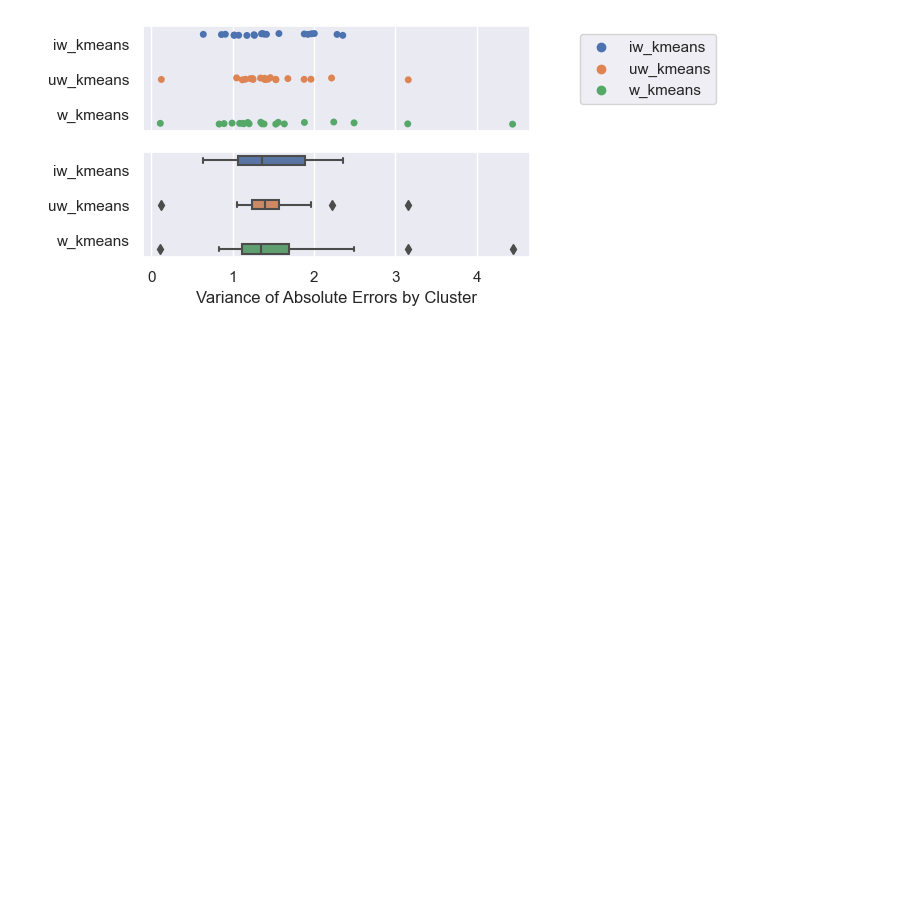
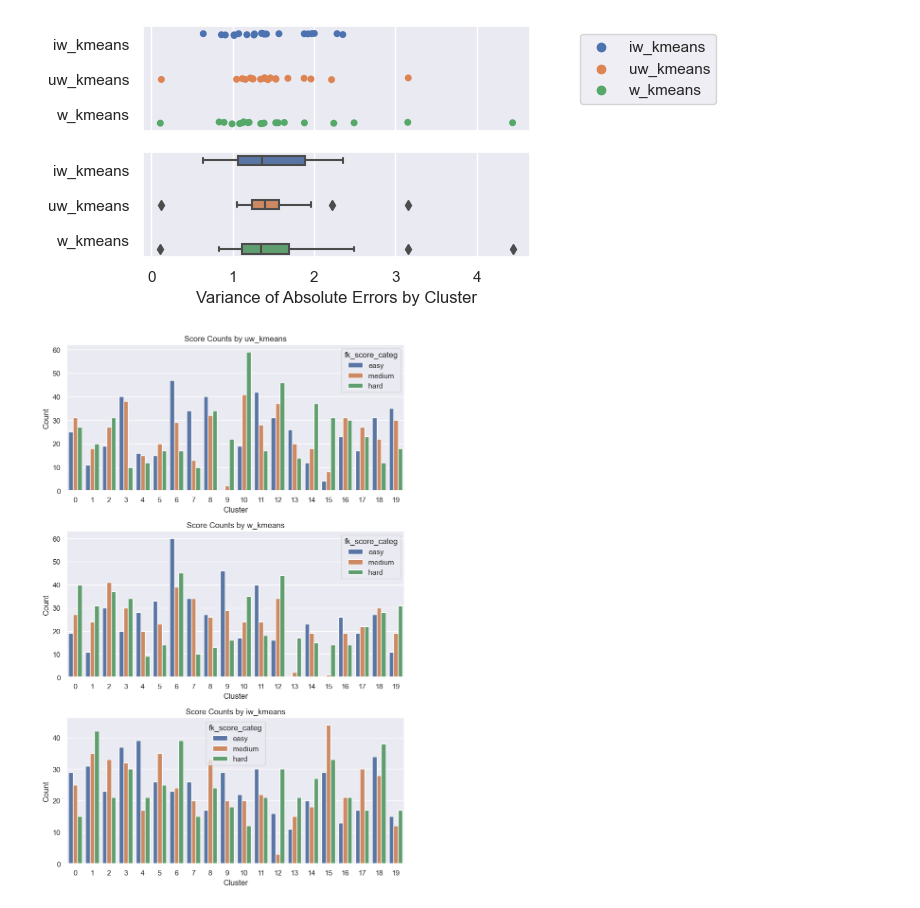
Before and after one commit to rmhorton/instruction_tuning, a Jupyter notebook: Aspect Aware Embeddings/03_Dolly_Regression_Experiments.ipynb, the cells around one changed output. Drawn from its saved outputs; the diff is of its cells as text; code cells hidden in the pictures; blank space fills up the shorter version.

```diff
--- a/Aspect Aware Embeddings/03_Dolly_Regression_Experiments.ipynb
+++ b/Aspect Aware Embeddings/03_Dolly_Regression_Experiments.ipynb
@@ -212,3 +212,25 @@ axes[1].legend([], [], frameon=False)
 plt.show()
 # %% [output]
 [figure]
+# %%
+def plot_cluster_scores(df):
+
+    cluster_columns = ['uw_kmeans', 'w_kmeans', 'iw_kmeans']
+
+    # Set up the matplotlib figure
+    num_clusters = len(cluster_columns)
+    fig, axs = plt.subplots(num_clusters, 1, figsize=(8, 4*num_clusters))
+
+    for i, cluster_column in enumerate(cluster_columns):
+        ax = axs[i]
+        sns.countplot(data=df, x=cluster_column, hue='fk_score_categ', ax=ax)
+        ax.set_title(f'Score Counts by {cluster_column}')
+        ax.set_xlabel('Cluster')
+        ax.set_ylabel('Count')
+
+    plt.tight_layout()
+    plt.show()
+# %%
+plot_cluster_scores(dolly_cqa_df)
+# %% [output]
+[figure, added]
```
Also changed, not shown: parts of 7 cells of this notebook, 9 other files.
